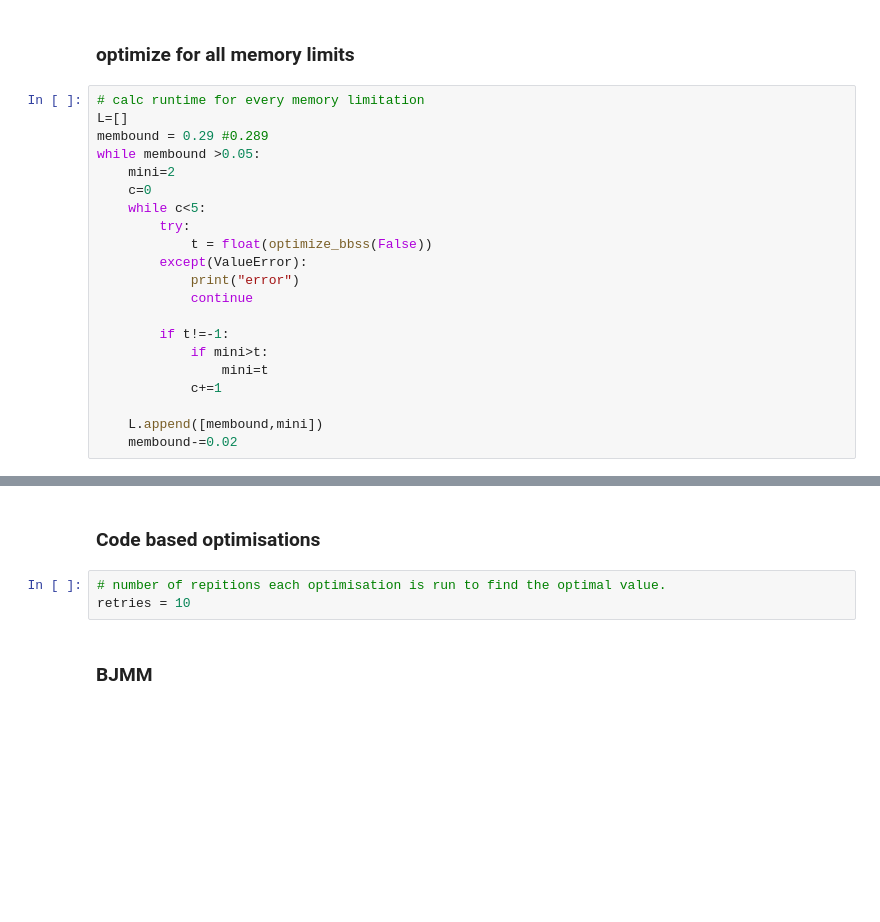
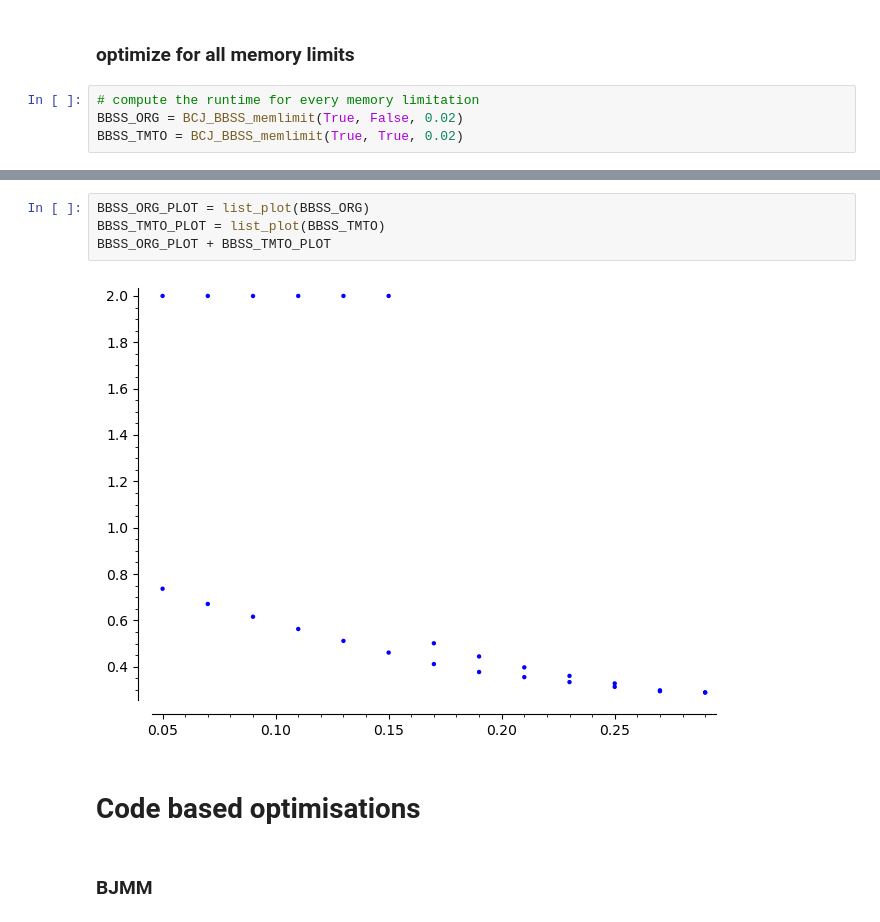
Before and after one commit to FloydZ/Improving-ISD-in-Theory-and-Practice, a Jupyter notebook: paper.ipynb, the cells around one changed output, grey strips where cells are left out. Saved outputs shown, nothing was run; the diff lists cells and outputs as text; blank space fills up the shorter version.

```diff
--- a/paper.ipynb
+++ b/paper.ipynb
@@ -610,23 +139,6 @@ Checking that the constraints are satisfied:
 # %% [markdown]
 ### optimize for all memory limits
 # %%
-# calc runtime for every memory limitation
-L=[]
-membound = 0.29 #0.289
-while membound >0.05:
-    mini=2
-    c=0
-    while c<5:
-        try:
-            t = float(optimize_bbss(False))
-        except(ValueError):
-            print("error")
-            continue
-
-        if t!=-1:
-            if mini>t:
-                mini=t
-            c+=1
-
-    L.append([membound,mini])
-    membound-=0.02
+# compute the runtime for every memory limitation
+BBSS_ORG = BCJ_BBSS_memlimit(True, False, 0.02)
+BBSS_TMTO = BCJ_BBSS_memlimit(True, True, 0.02)
@@ -649,8 +213,11 @@ L
+# %%
+BBSS_ORG_PLOT = list_plot(BBSS_ORG)
+BBSS_TMTO_PLOT = list_plot(BBSS_TMTO)
+BBSS_ORG_PLOT + BBSS_TMTO_PLOT
+# %% [output]
+[figure, added]
 # %% [markdown]
-### Code based optimisations
+# Code based optimisations
-# %%
-# number of repitions each optimisation is run to find the optimal value.
-retries = 10
 # %% [markdown]
 ### BJMM
 # %%
```
Also changed, not shown: parts of 31 cells of this notebook, 4 other files.
